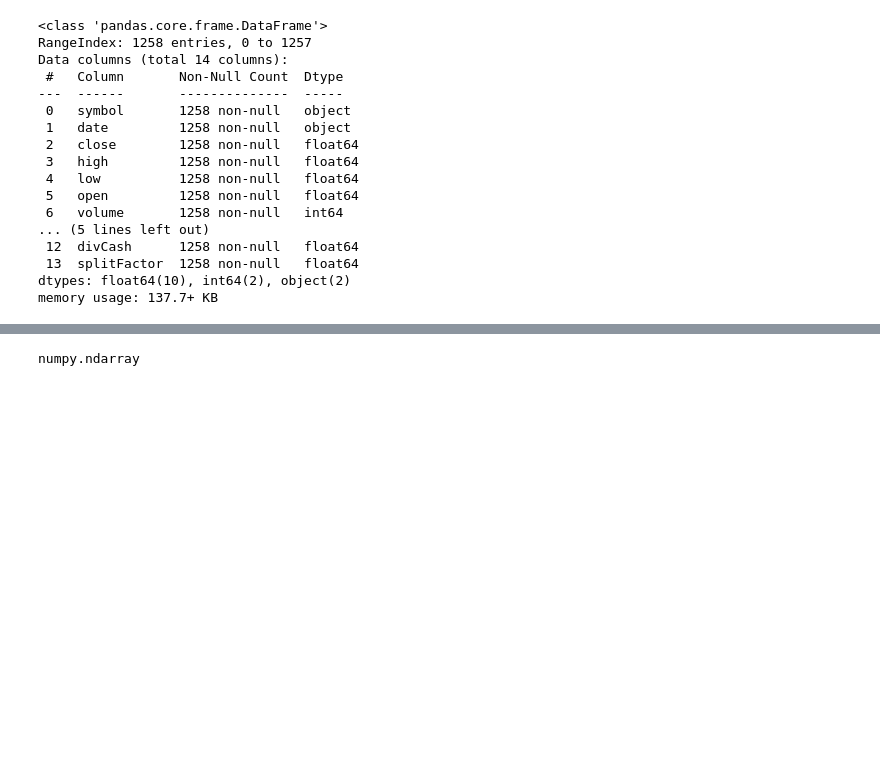
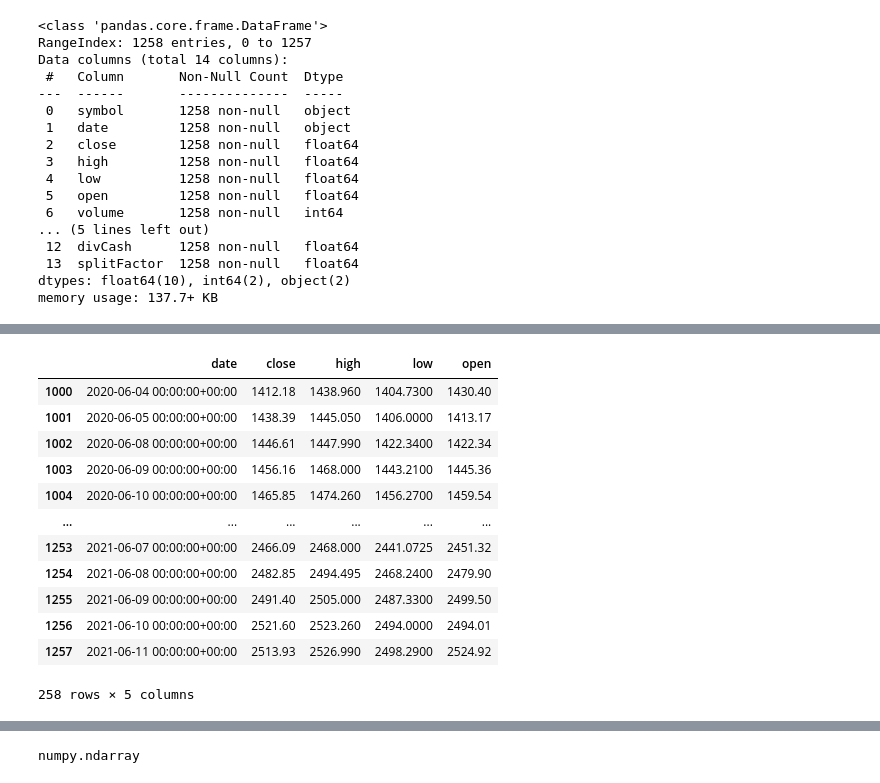
Before and after one commit to Graciele89/Integrated_CA, a Jupyter notebook: 2023346_Integrated_CA.ipynb, the cells around one changed output, grey strips where cells are left out. Saved outputs shown, nothing was run; the diff lists cells and outputs as text; code cells hidden in the pictures; blank space fills up the shorter version.

```diff
--- a/2023346_Integrated_CA.ipynb
+++ b/2023346_Integrated_CA.ipynb
@@ -79,3 +91,21 @@ df.describe()
 | 50% | 1132.460000 | 1143.935000 | 1117.915000 | 1131.150000 | 1.412588e+06 | 1132.460000 | 1143.935000 | 1117.915000 | 1131.150000 | 1.412588e+06 | 0.0 | ... |
 | 75% | 1360.595000 | 1374.345000 | 1348.557500 | 1361.075000 | 1.812156e+06 | 1360.595000 | 1374.345000 | 1348.557500 | 1361.075000 | 1.812156e+06 | 0.0 | ... |
 | max | 2521.600000 | 2526.990000 | 2498.290000 | 2524.920000 | 6.207027e+06 | 2521.600000 | 2526.990000 | 2498.290000 | 2524.920000 | 6.207027e+06 | 0.0 | ... |
+# %%
+test_data = df.iloc[1000:1258, 1:6]
+# %%
+test_data
+# %% [output]
+|  | date | close | high | low | open |
+| 1000 | 2020-06-04 00:00:00+00:00 | 1412.18 | 1438.960 | 1404.7300 | 1430.40 |
+| 1001 | 2020-06-05 00:00:00+00:00 | 1438.39 | 1445.050 | 1406.0000 | 1413.17 |
+| 1002 | 2020-06-08 00:00:00+00:00 | 1446.61 | 1447.990 | 1422.3400 | 1422.34 |
+| 1003 | 2020-06-09 00:00:00+00:00 | 1456.16 | 1468.000 | 1443.2100 | 1445.36 |
+| 1004 | 2020-06-10 00:00:00+00:00 | 1465.85 | 1474.260 | 1456.2700 | 1459.54 |
+| ... | ... | ... | ... | ... | ... |
+| 1253 | 2021-06-07 00:00:00+00:00 | 2466.09 | 2468.000 | 2441.0725 | 2451.32 |
+| 1254 | 2021-06-08 00:00:00+00:00 | 2482.85 | 2494.495 | 2468.2400 | 2479.90 |
+| 1255 | 2021-06-09 00:00:00+00:00 | 2491.40 | 2505.000 | 2487.3300 | 2499.50 |
+| 1256 | 2021-06-10 00:00:00+00:00 | 2521.60 | 2523.260 | 2494.0000 | 2494.01 |
+| 1257 | 2021-06-11 00:00:00+00:00 | 2513.93 | 2526.990 | 2498.2900 | 2524.92 |
+258 rows × 5 columns
```
Also changed, not shown: parts of 40 cells of this notebook, 1 other file.
